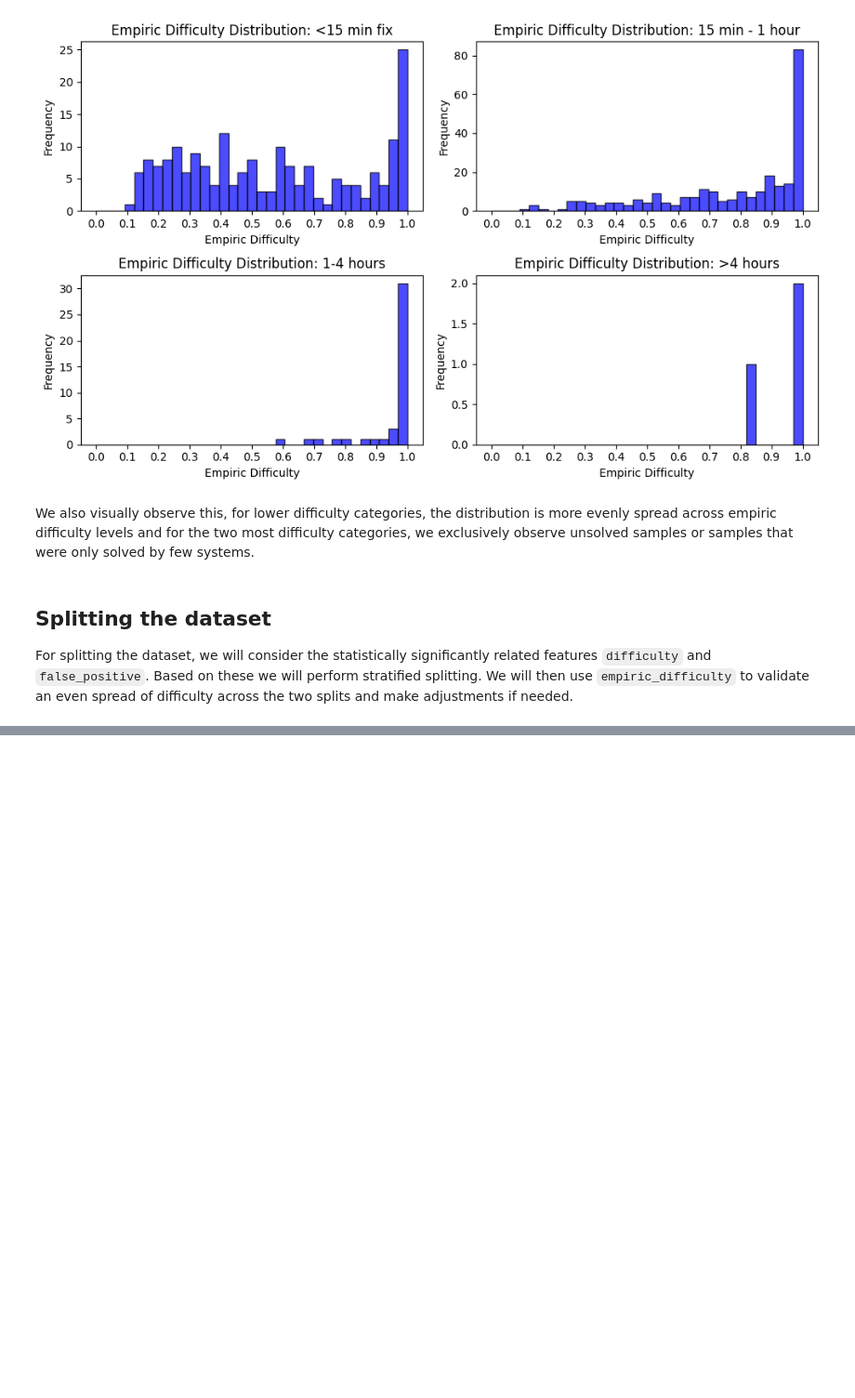
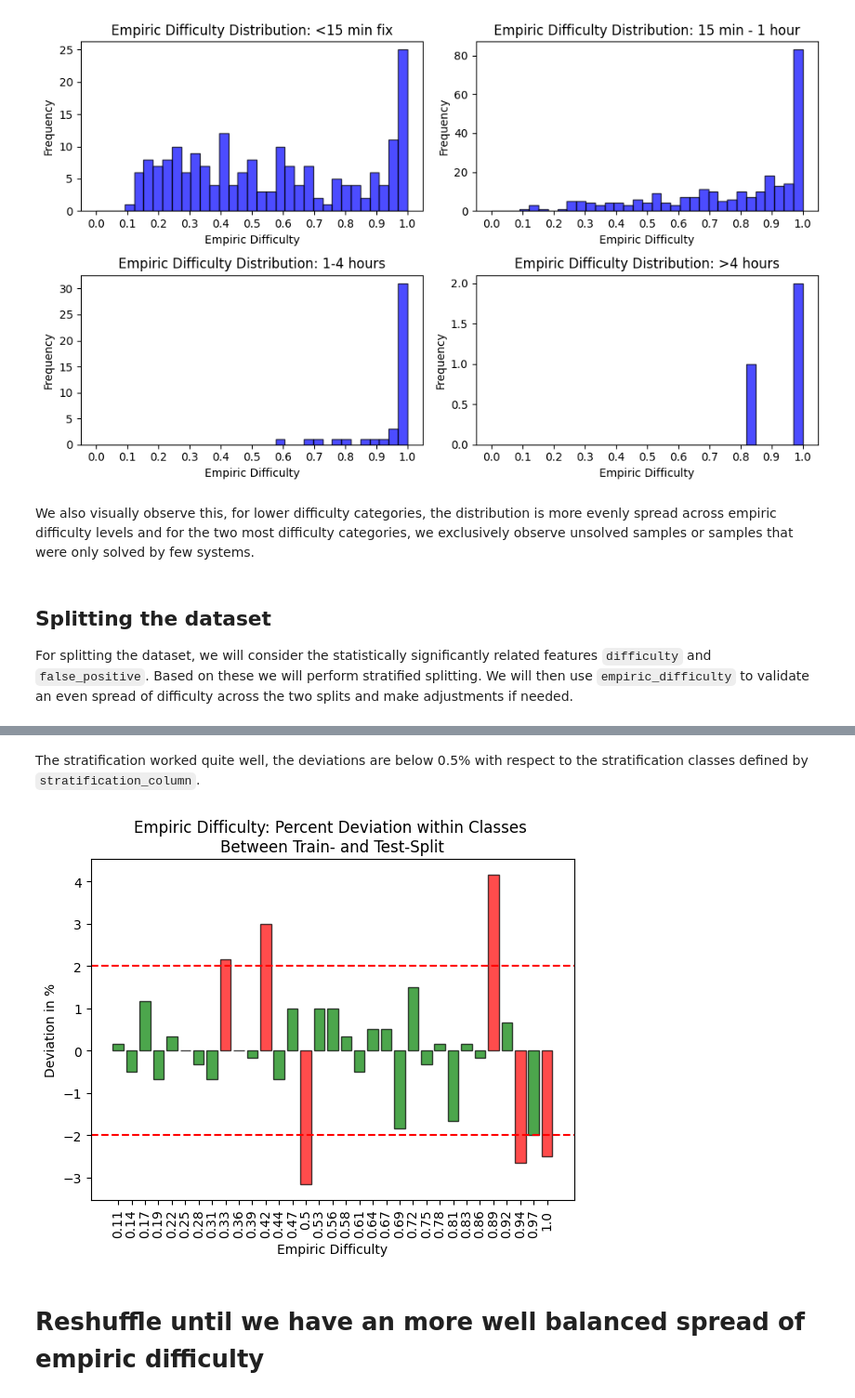
Before and after one commit to Liqs-v2/auto-code-rover, a Jupyter notebook: split_dataset.ipynb, the cells around one changed output, grey strips where cells are left out. Shown at 93% size. Saved outputs shown, nothing was run; the diff lists cells and outputs as text; code cells hidden in the pictures; blank space fills up the shorter version.

```diff
--- a/split_dataset.ipynb
+++ b/split_dataset.ipynb
@@ -409,0 +436,48 @@ train_df, test_df = train_test_split(swe_bench_verified, test_size=0.6, stratify
+# %% [markdown]
+The stratification worked quite well, the deviations are below 0.5% with respect to the stratification classes defined by `stratification_column`.
+# %%
+def build_empiric_difficulty_deviation_plot(train_df: pd.DataFrame, test_df: pd.DataFrame):
+    """
+    Plots the percent deviation of empirical difficulty percentages between train and test datasets.
+
+    This function calculates the percent deviation of empirical difficulties between the
+    train and test datasets, and visualizes it as a bar plot. The empirical difficulties are
+    grouped, and the deviation is color-coded: red for significant deviations and green for
+    non-significant deviations. The threshold for a significant deviation is set to 2.01%,
+    we use this instead of 2% to account for floating point inaccuracies.
+
+    Args:
+        train_df (pd.DataFrame): The training dataset containing an 'empiric_difficulty' column.
+        test_df (pd.DataFrame): The test dataset containing an 'empiric_difficulty' column.
+
+    Returns:
+        plt: The matplotlib.pyplot object containing the bar plot.
+    """
+    # Removed the incorrect tuple unpacking of plt.figure and set up ax correctly
+    _, ax = plt.subplots(figsize=(6, 5))
+
+    # Loop through each difficulty level and plot histogram
+    data = train_df.empiric_difficulty.value_counts(normalize=True).sub(test_df.empiric_difficulty.value_counts(normalize=True), fill_value=0) * 100
+    data = data.sort_index()
+    empiric_difficulty_labels = [str(label) for label in data.index]
+
+    colors = ['red' if abs(value) > 2.01 else 'green' for value in data]
+
+    ax.bar(empiric_difficulty_labels, data, alpha=0.7, color=colors, edgecolor='black')
+    ax.set_title('Empiric Difficulty: Percent Deviation within Classes \nBetween Train- and Test-Split')
+    ax.set_xlabel('Empiric Difficulty')
+    ax.set_ylabel('Deviation in %')
+
+    plt.axhline(y=2, color='r', linestyle='--')
+    plt.axhline(y=-2, color='r', linestyle='--')
+
+    plt.xticks(rotation=90)
+    plt.tight_layout()
+    return plt
+
+plt = build_empiric_difficulty_deviation_plot(train_df, test_df)
+plt.savefig('report_resources/train_test_empiric_difficulty_deviation.pdf')
+# %% [output]
+[figure, added]
+# %% [markdown]
+# Reshuffle until we have an more well balanced spread of empiric difficulty
```
Also changed, not shown: parts of 11 cells of this notebook, 6 other files.
